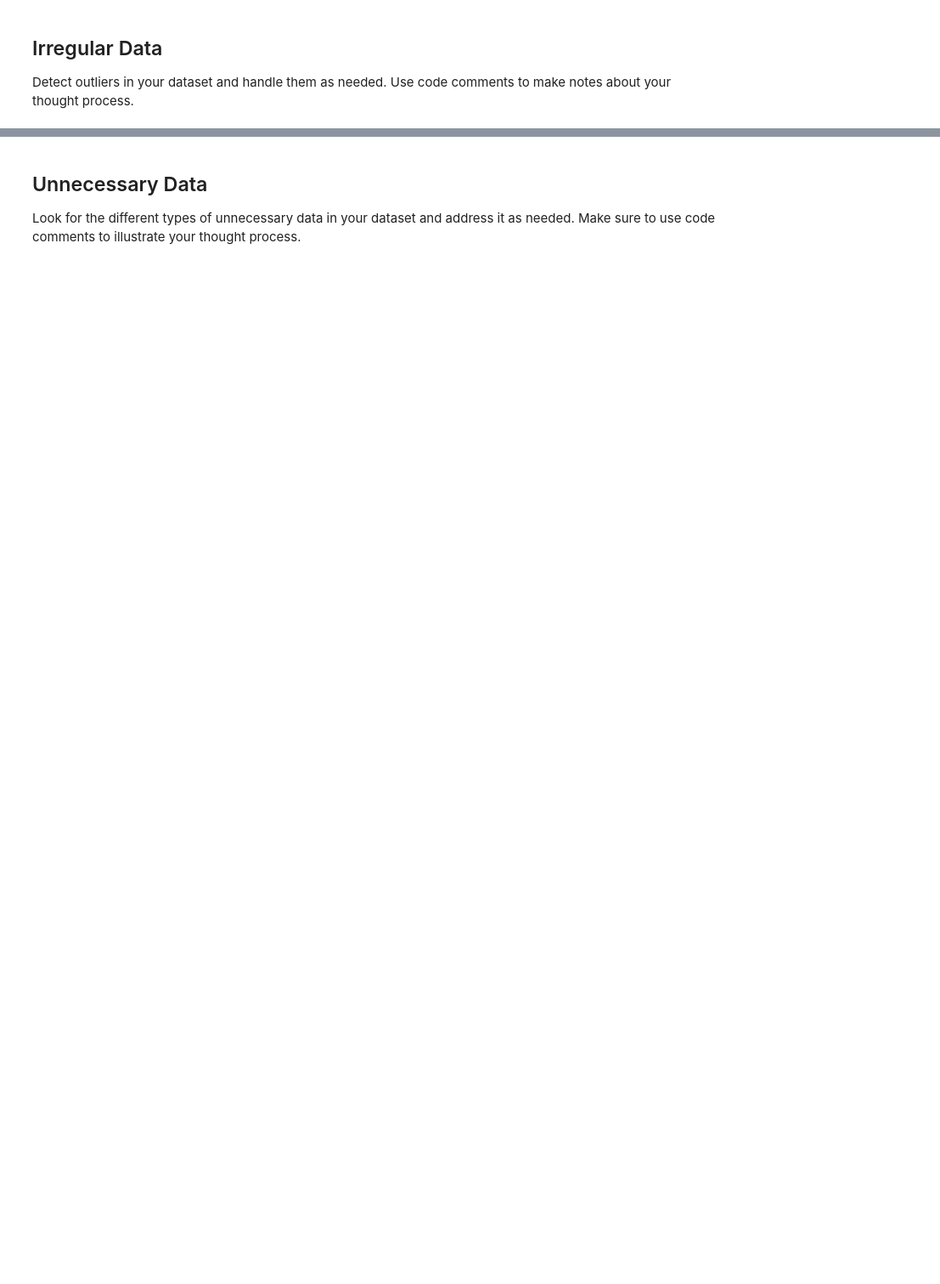
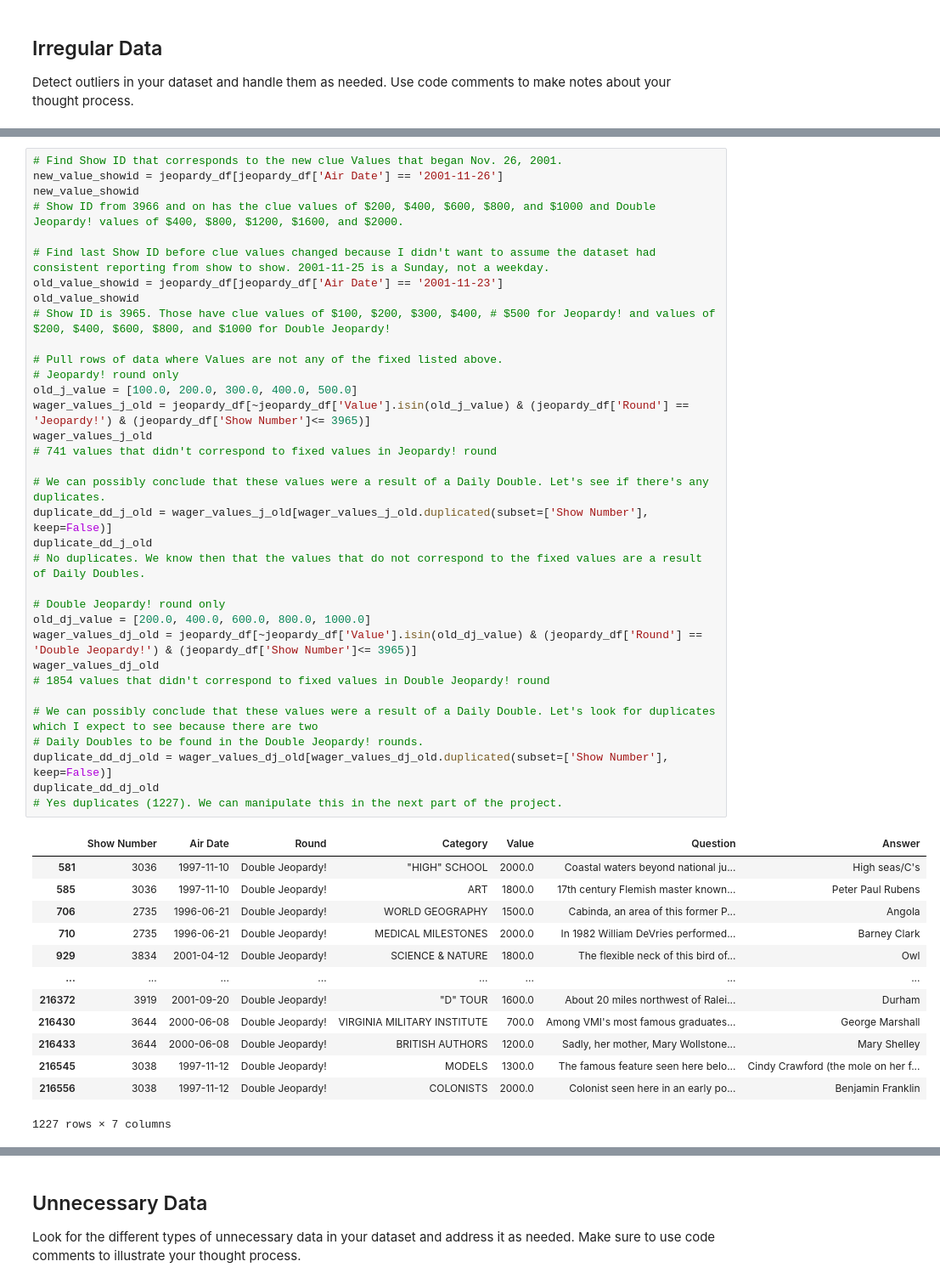
Before and after one commit to MC-18/cleaning-data-checkpoint, a Jupyter notebook: checkpoint-three.ipynb, the cells around one changed output, grey strips where cells are left out. Shown at 85% size. Cells and saved outputs as stored; diff of their text form; blank space fills up the shorter version.

```diff
--- a/checkpoint-three.ipynb
+++ b/checkpoint-three.ipynb
@@ -52,0 +123,48 @@ Detect outliers in your dataset and handle them as needed. Use code comments to
+# %%
+# Find Show ID that corresponds to the new clue Values that began Nov. 26, 2001.
+new_value_showid = jeopardy_df[jeopardy_df['Air Date'] == '2001-11-26']
+new_value_showid
+# Show ID from 3966 and on has the clue values of $200, $400, $600, $800, and $1000 and Double Jeopardy! values of $400, $800, $1200, $1600, and $2000.
+
+# Find last Show ID before clue values changed because I didn't want to assume the dataset had consistent reporting from show to show. 2001-11-25 is a Sunday, not a weekday.
+old_value_showid = jeopardy_df[jeopardy_df['Air Date'] == '2001-11-23']
+old_value_showid
+# Show ID is 3965. Those have clue values of $100, $200, $300, $400, # $500 for Jeopardy! and values of $200, $400, $600, $800, and $1000 for Double Jeopardy!
+
+# Pull rows of data where Values are not any of the fixed listed above.
+# Jeopardy! round only
+old_j_value = [100.0, 200.0, 300.0, 400.0, 500.0]
+wager_values_j_old = jeopardy_df[~jeopardy_df['Value'].isin(old_j_value) & (jeopardy_df['Round'] == 'Jeopardy!') & (jeopardy_df['Show Number']<= 3965)]
+wager_values_j_old
+# 741 values that didn't correspond to fixed values in Jeopardy! round
+
+# We can possibly conclude that these values were a result of a Daily Double. Let's see if there's any duplicates.
+duplicate_dd_j_old = wager_values_j_old[wager_values_j_old.duplicated(subset=['Show Number'], keep=False)]
+duplicate_dd_j_old
+# No duplicates. We know then that the values that do not correspond to the fixed values are a result of Daily Doubles.
+
+# Double Jeopardy! round only
+old_dj_value = [200.0, 400.0, 600.0, 800.0, 1000.0]
+wager_values_dj_old = jeopardy_df[~jeopardy_df['Value'].isin(old_dj_value) & (jeopardy_df['Round'] == 'Double Jeopardy!') & (jeopardy_df['Show Number']<= 3965)]
+wager_values_dj_old
+# 1854 values that didn't correspond to fixed values in Double Jeopardy! round
+
+# We can possibly conclude that these values were a result of a Daily Double. Let's look for duplicates which I expect to see because there are two
+# Daily Doubles to be found in the Double Jeopardy! rounds.
+duplicate_dd_dj_old = wager_values_dj_old[wager_values_dj_old.duplicated(subset=['Show Number'], keep=False)]
+duplicate_dd_dj_old
+# Yes duplicates (1227). We can manipulate this in the next part of the project.
+# %% [output]
+|  | Show Number | Air Date | Round | Category | Value | Question | Answer |
+| 581 | 3036 | 1997-11-10 | Double Jeopardy! | "HIGH" SCHOOL | 2000.0 | Coastal waters beyond national ju... | High seas/C's |
+| 585 | 3036 | 1997-11-10 | Double Jeopardy! | ART | 1800.0 | 17th century Flemish master known... | Peter Paul Rubens |
+| 706 | 2735 | 1996-06-21 | Double Jeopardy! | WORLD GEOGRAPHY | 1500.0 | Cabinda, an area of this former P... | Angola |
+| 710 | 2735 | 1996-06-21 | Double Jeopardy! | MEDICAL MILESTONES | 2000.0 | In 1982 William DeVries performed... | Barney Clark |
+| 929 | 3834 | 2001-04-12 | Double Jeopardy! | SCIENCE & NATURE | 1800.0 | The flexible neck of this bird of... | Owl |
+| ... | ... | ... | ... | ... | ... | ... | ... |
+| 216372 | 3919 | 2001-09-20 | Double Jeopardy! | "D" TOUR | 1600.0 | About 20 miles northwest of Ralei... | Durham |
+| 216430 | 3644 | 2000-06-08 | Double Jeopardy! | VIRGINIA MILITARY INSTITUTE | 700.0 | Among VMI's most famous graduates... | George Marshall |
+| 216433 | 3644 | 2000-06-08 | Double Jeopardy! | BRITISH AUTHORS | 1200.0 | Sadly, her mother, Mary Wollstone... | Mary Shelley |
+| 216545 | 3038 | 1997-11-12 | Double Jeopardy! | MODELS | 1300.0 | The famous feature seen here belo... | Cindy Crawford (the mole on her f... |
+| 216556 | 3038 | 1997-11-12 | Double Jeopardy! | COLONISTS | 2000.0 | Colonist seen here in an early po... | Benjamin Franklin |
+1227 rows × 7 columns
```
Also changed, not shown: parts of 12 cells of this notebook.
